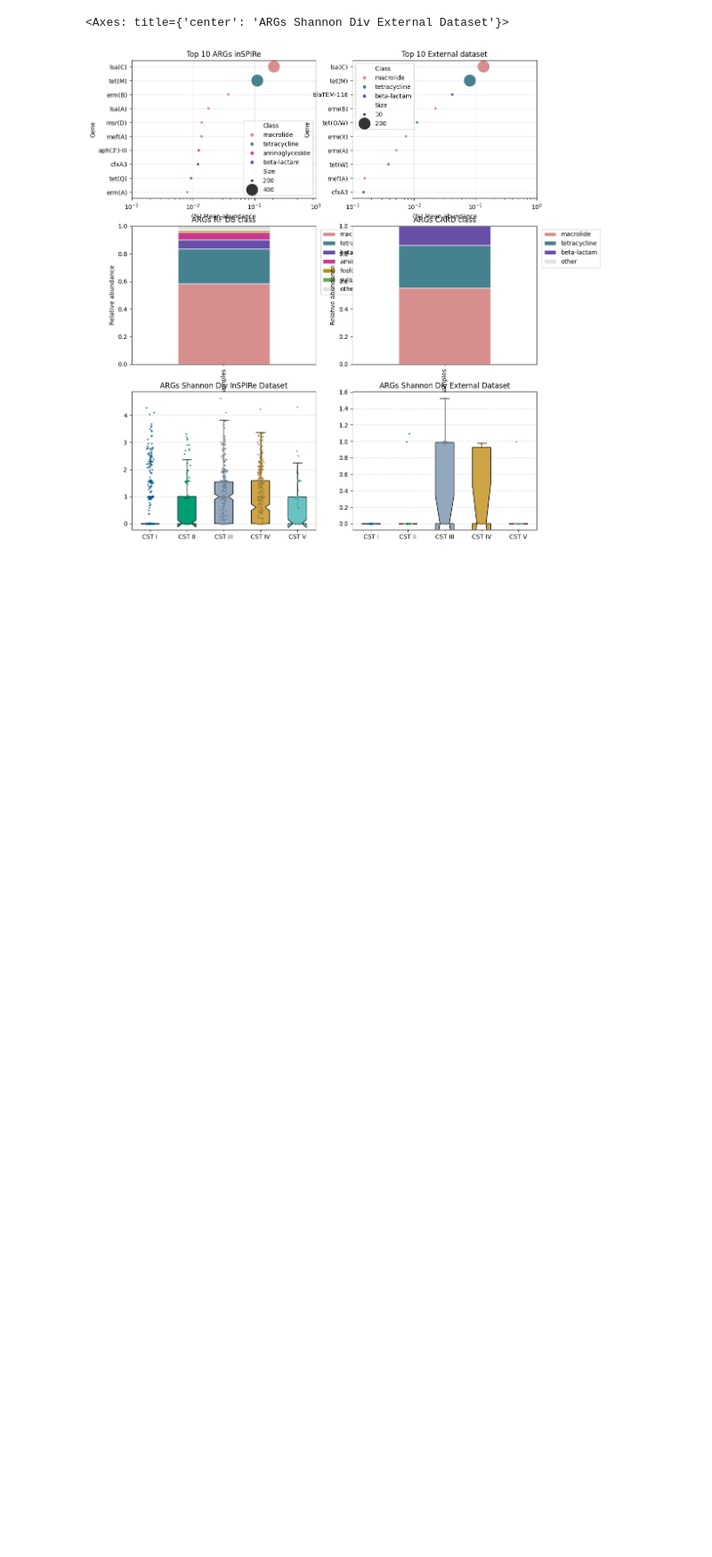
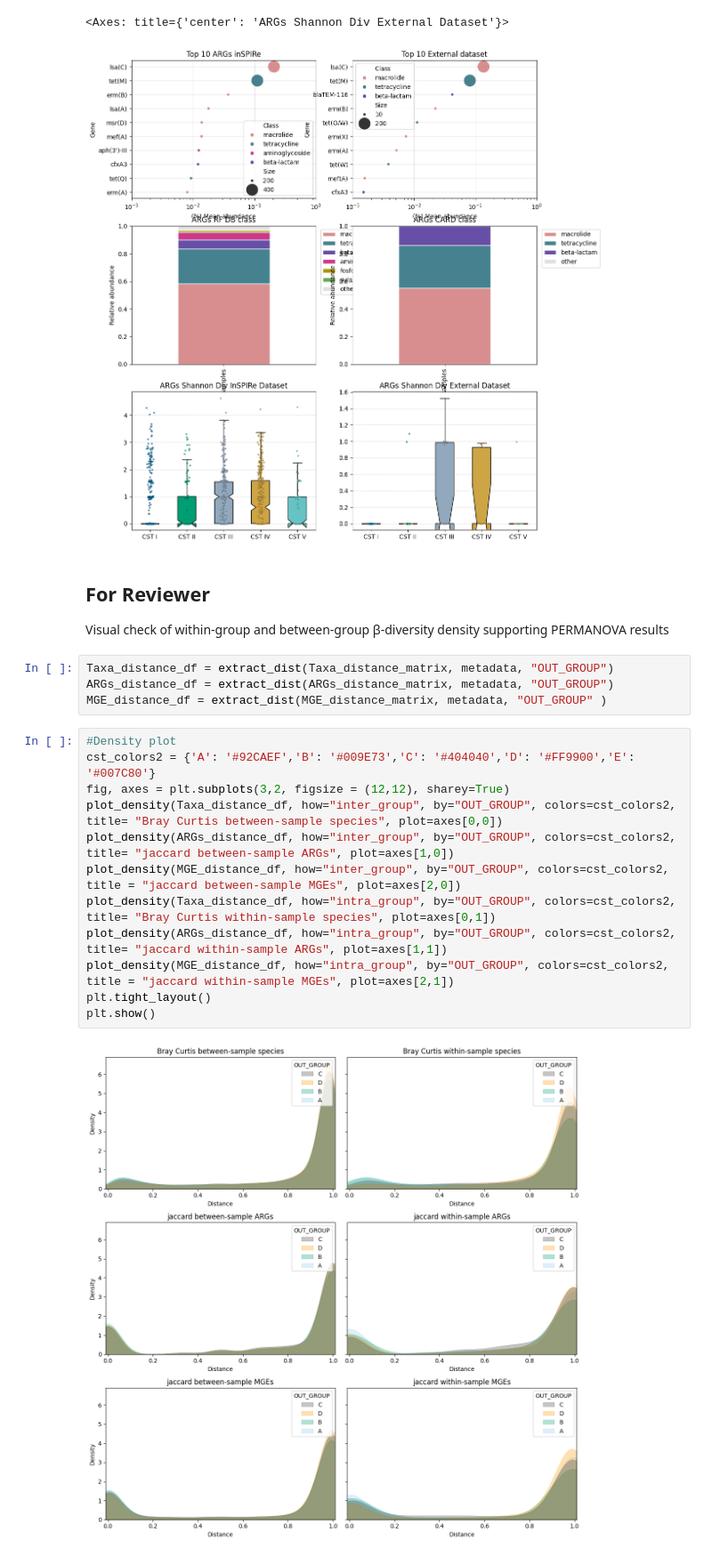
Before and after one commit to motleystate/InSPIRe_VagResist, a Jupyter notebook: InSPIRe_VaginalResistome_paper/Notebooks/InSPIRe_Analysis2_DiversityAnalysis.ipynb, the cells around one changed output. Shown at 89% size. Saved outputs shown, nothing was run; the diff lists cells and outputs as text; blank space fills up the shorter version.

Commit message:
Manuscript revision #1: Add sensitivity analyses and statistical checks

```diff
--- a/InSPIRe_VaginalResistome_paper/Notebooks/InSPIRe_Analysis2_DiversityAnalysis.ipynb
+++ b/InSPIRe_VaginalResistome_paper/Notebooks/InSPIRe_Analysis2_DiversityAnalysis.ipynb
@@ -744,3 +746,24 @@ plot_box(ED_metrics_df["ED_shannon"], ED_CST, by="CST", order = order, colors=cs
 # %% [output]
 <Axes: title={'center': 'ARGs Shannon Div External Dataset'}>
 [figure]
+# %% [markdown]
+## For Reviewer
+Visual check of within-group and between-group β-diversity density supporting PERMANOVA results
+# %%
+Taxa_distance_df = extract_dist(Taxa_distance_matrix, metadata, "OUT_GROUP")
+ARGs_distance_df = extract_dist(ARGs_distance_matrix, metadata, "OUT_GROUP")
+MGE_distance_df = extract_dist(MGE_distance_matrix, metadata, "OUT_GROUP" )
+# %%
+#Density plot
+cst_colors2 = {'A': '#92CAEF','B': '#009E73','C': '#404040','D': '#FF9900','E': '#007C80'}
+fig, axes = plt.subplots(3,2, figsize = (12,12), sharey=True)
+plot_density(Taxa_distance_df, how="inter_group", by="OUT_GROUP", colors=cst_colors2, title= "Bray Curtis between-sample species", plot=axes[0,0])
+plot_density(ARGs_distance_df, how="inter_group", by="OUT_GROUP", colors=cst_colors2, title= "jaccard between-sample ARGs", plot=axes[1,0])
+plot_density(MGE_distance_df, how="inter_group", by="OUT_GROUP", colors=cst_colors2, title = "jaccard between-sample MGEs", plot=axes[2,0])
+plot_density(Taxa_distance_df, how="intra_group", by="OUT_GROUP", colors=cst_colors2, title= "Bray Curtis within-sample species", plot=axes[0,1])
+plot_density(ARGs_distance_df, how="intra_group", by="OUT_GROUP", colors=cst_colors2, title= "jaccard within-sample ARGs", plot=axes[1,1])
+plot_density(MGE_distance_df, how="intra_group", by="OUT_GROUP", colors=cst_colors2, title = "jaccard within-sample MGEs", plot=axes[2,1])
+plt.tight_layout()
+plt.show()
+# %% [output]
+[figure, added]
```
Also changed, not shown: parts of 8 cells of this notebook, 3 other files.
